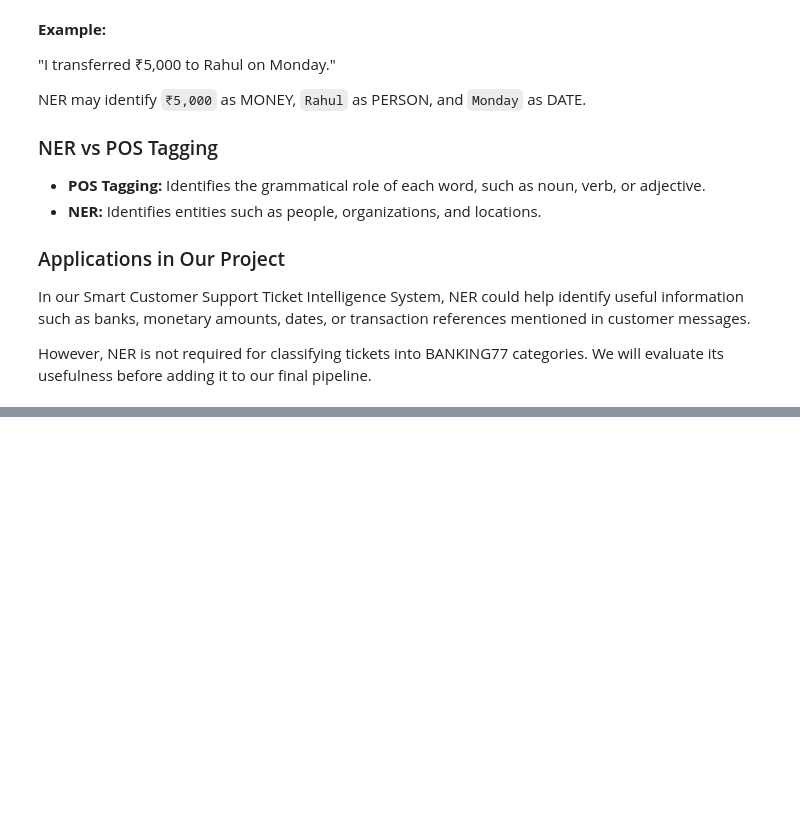
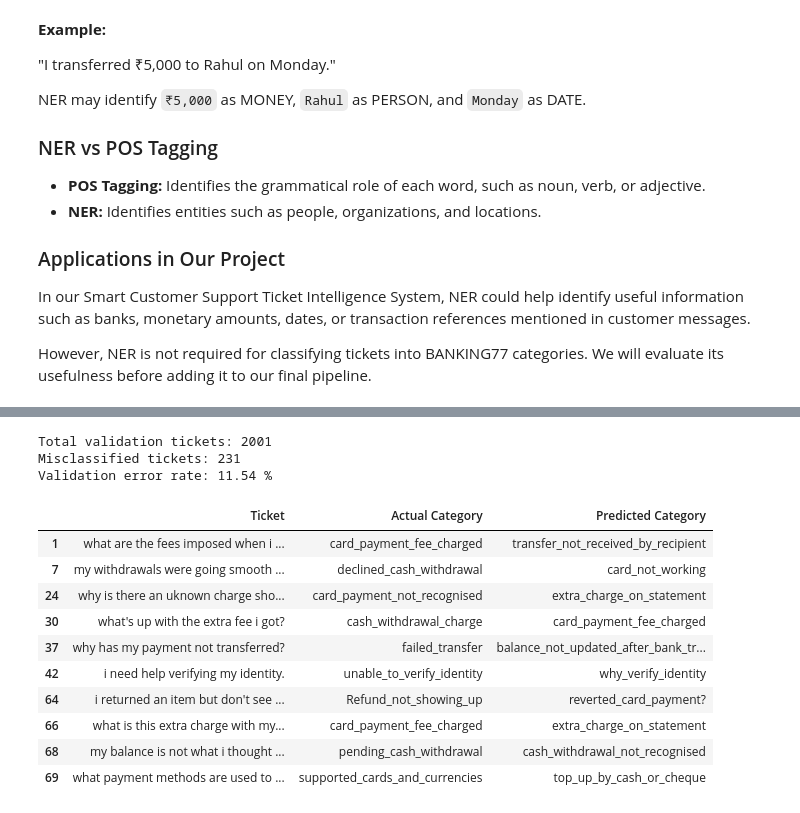
Before and after one commit to naynaz06/Smart-Customer-Support-Ticket-IS, a Jupyter notebook: notebook.ipynb, the cells around one changed output, grey strips where cells are left out. Saved outputs shown, nothing was run; the diff lists cells and outputs as text; code cells hidden in the pictures; blank space fills up the shorter version.

```diff
--- a/notebook.ipynb
+++ b/notebook.ipynb
@@ -757,0 +1480,35 @@ LookupError:
+# %%
+error_analysis = pd.DataFrame({
+    "Ticket": X_val.reset_index(drop=True),
+    "Actual Category": y_val.reset_index(drop=True),
+    "Predicted Category": best_val_predictions
+})
+
+misclassified = error_analysis[
+    error_analysis["Actual Category"] != error_analysis["Predicted Category"]
+].copy()
+
+print("Total validation tickets:", len(error_analysis))
+print("Misclassified tickets:", len(misclassified))
+print(
+    "Validation error rate:",
+    round(len(misclassified) / len(error_analysis) * 100, 2),
+    "%"
+)
+
+misclassified.head(10)
+# %% [output]
+Total validation tickets: 2001
+Misclassified tickets: 231
+Validation error rate: 11.54 %
+|  | Ticket | Actual Category | Predicted Category |
+| 1 | what are the fees imposed when i ... | card_payment_fee_charged | transfer_not_received_by_recipient |
+| 7 | my withdrawals were going smooth ... | declined_cash_withdrawal | card_not_working |
+| 24 | why is there an uknown charge sho... | card_payment_not_recognised | extra_charge_on_statement |
+| 30 | what's up with the extra fee i got? | cash_withdrawal_charge | card_payment_fee_charged |
+| 37 | why has my payment not transferred? | failed_transfer | balance_not_updated_after_bank_tr... |
+| 42 | i need help verifying my identity. | unable_to_verify_identity | why_verify_identity |
+| 64 | i returned an item but don't see ... | Refund_not_showing_up | reverted_card_payment? |
+| 66 | what is this extra charge with my... | card_payment_fee_charged | extra_charge_on_statement |
+| 68 | my balance is not what i thought ... | pending_cash_withdrawal | cash_withdrawal_not_recognised |
+| 69 | what payment methods are used to ... | supported_cards_and_currencies | top_up_by_cash_or_cheque |
```
Also changed, not shown: parts of 56 cells of this notebook.
